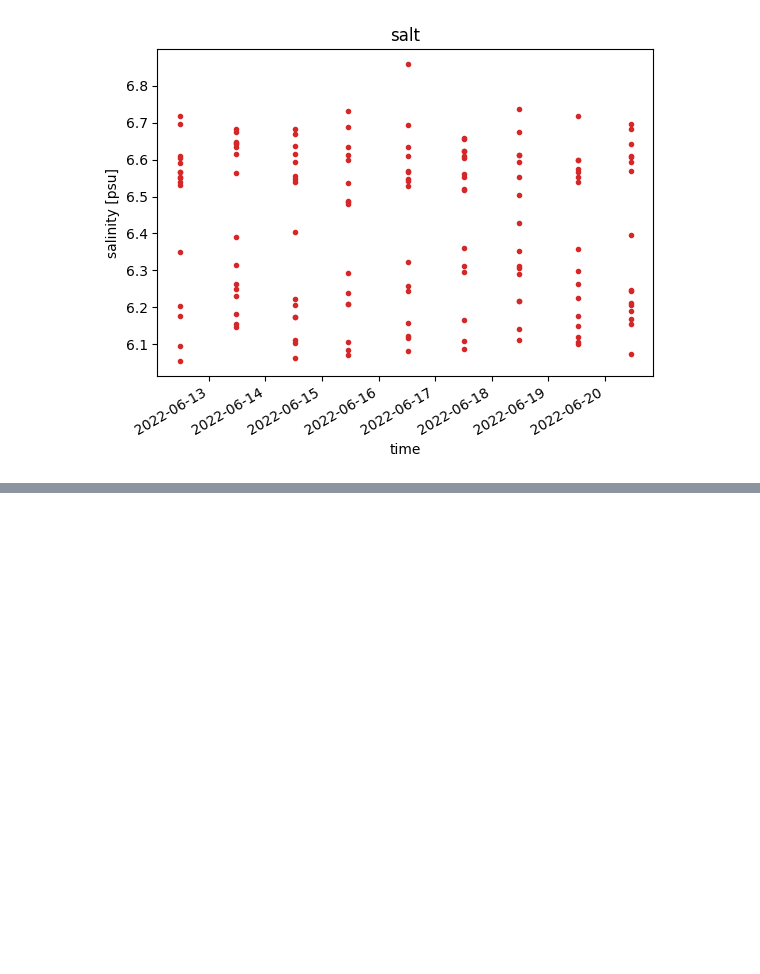
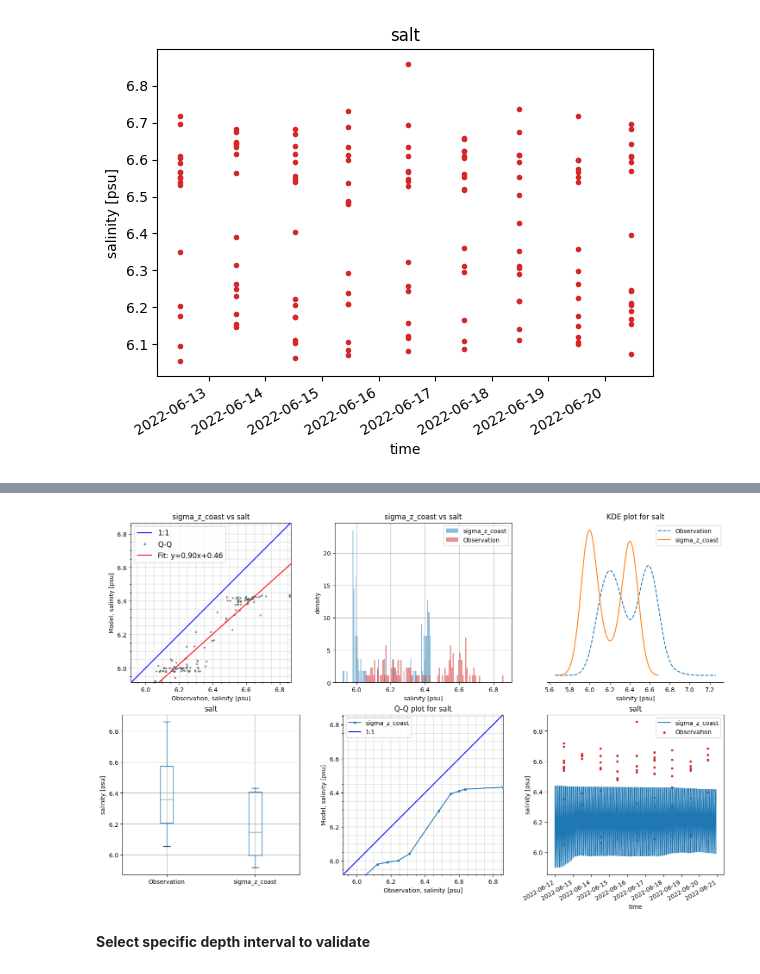
Before and after one commit to DHI/modelskill, a Jupyter notebook: notebooks/vertical_skill.ipynb, the cells around one changed output, grey strips where cells are left out. Drawn from its saved outputs; the diff is of its cells as text; code cells hidden in the pictures; blank space fills up the shorter version.

```diff
--- a/notebooks/vertical_skill.ipynb
+++ b/notebooks/vertical_skill.ipynb
@@ -471,0 +48,12 @@ class VerticalAccessor:
+# %%
+fig, ax = plt.subplots(2,3, figsize=(18,12))
+_ = cmp.plot(ax=ax[0,0])
+_ = cmp.plot.hist(ax=ax[0,1])
+_ = cmp.plot.kde(ax=ax[0,2])
+_ = cmp.plot.box(ax=ax[1,0])
+_ = cmp.plot.qq(ax=ax[1,1])
+_ = cmp.plot.timeseries(ax=ax[1,2])
+# %% [output]
+[figure, added]
+# %% [markdown]
+**Select specific depth interval to validate**
```
Also changed, not shown: parts of 42 cells of this notebook, 1 other file.
